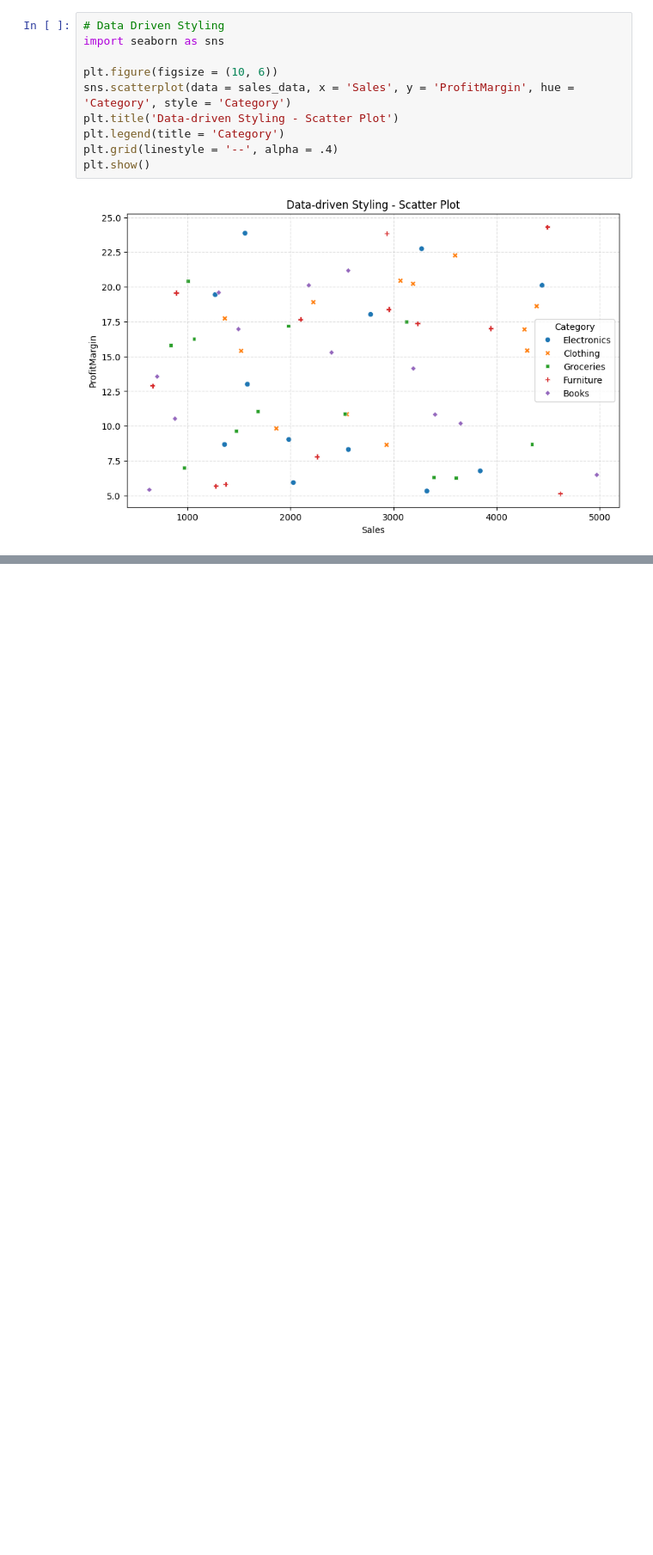
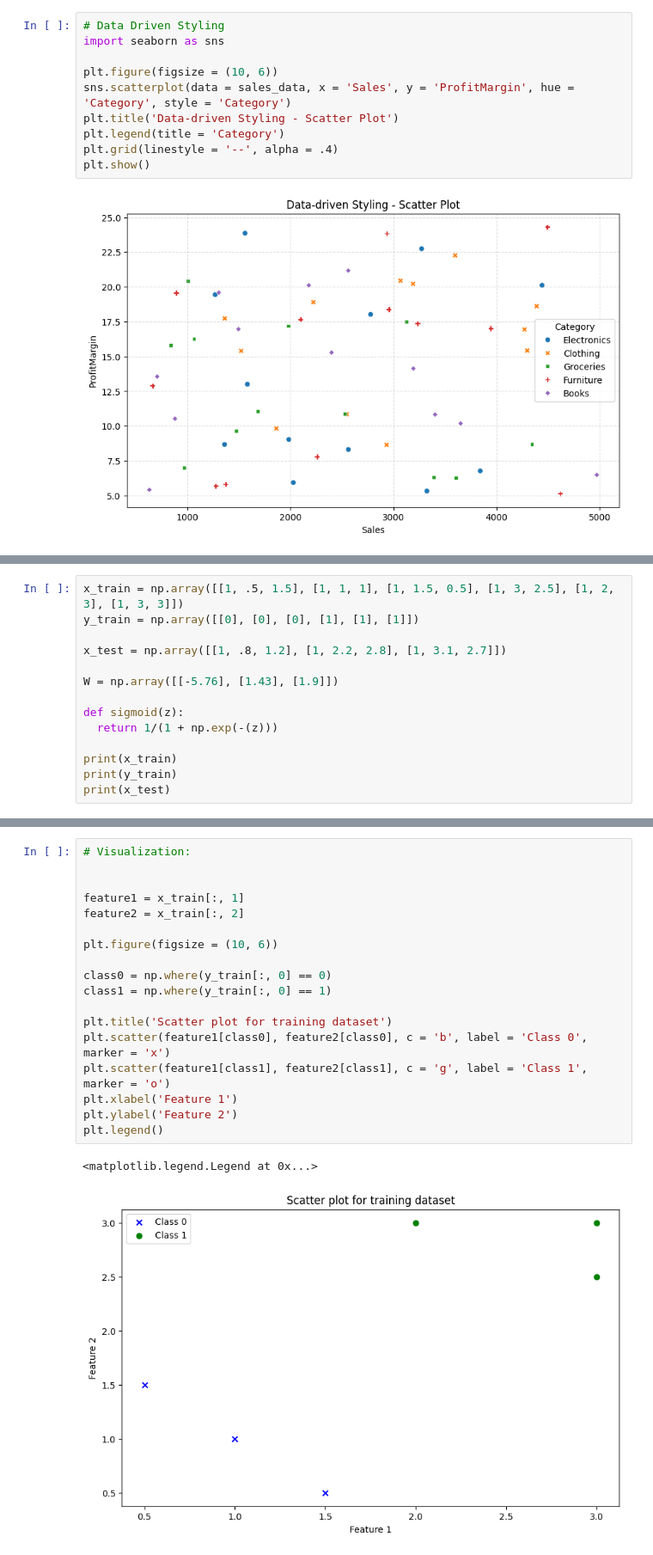
Before and after one commit to mridul1592/Programming-for-Machine-Learning-and-Data-Science, a Jupyter notebook: Practice_problems_1.ipynb, the cells around one changed output, grey strips where cells are left out. Shown: that part at 86% size. Cells and saved outputs as stored; diff of their text form; blank space fills up the shorter version.

```diff
--- a/Practice_problems_1.ipynb
+++ b/Practice_problems_1.ipynb
@@ -552,0 +581,14 @@ plt.show()
+# %%
+x_train = np.array([[1, .5, 1.5], [1, 1, 1], [1, 1.5, 0.5], [1, 3, 2.5], [1, 2, 3], [1, 3, 3]])
+y_train = np.array([[0], [0], [0], [1], [1], [1]])
+
+x_test = np.array([[1, .8, 1.2], [1, 2.2, 2.8], [1, 3.1, 2.7]])
+
+W = np.array([[-5.76], [1.43], [1.9]])
+
+def sigmoid(z):
+  return 1/(1 + np.exp(-(z)))
+
+print(x_train)
+print(y_train)
+print(x_test)
@@ -552,0 +653,21 @@ plt.show()
+# %%
+# Visualization:
+
+
+feature1 = x_train[:, 1]
+feature2 = x_train[:, 2]
+
+plt.figure(figsize = (10, 6))
+
+class0 = np.where(y_train[:, 0] == 0)
+class1 = np.where(y_train[:, 0] == 1)
+
+plt.title('Scatter plot for training dataset')
+plt.scatter(feature1[class0], feature2[class0], c = 'b', label = 'Class 0', marker = 'x')
+plt.scatter(feature1[class1], feature2[class1], c = 'g', label = 'Class 1', marker = 'o')
+plt.xlabel('Feature 1')
+plt.ylabel('Feature 2')
+plt.legend()
+# %% [output]
+<matplotlib.legend.Legend at 0x...>
+[figure, added]
```
Also changed, not shown: parts of 4 cells of this notebook.
